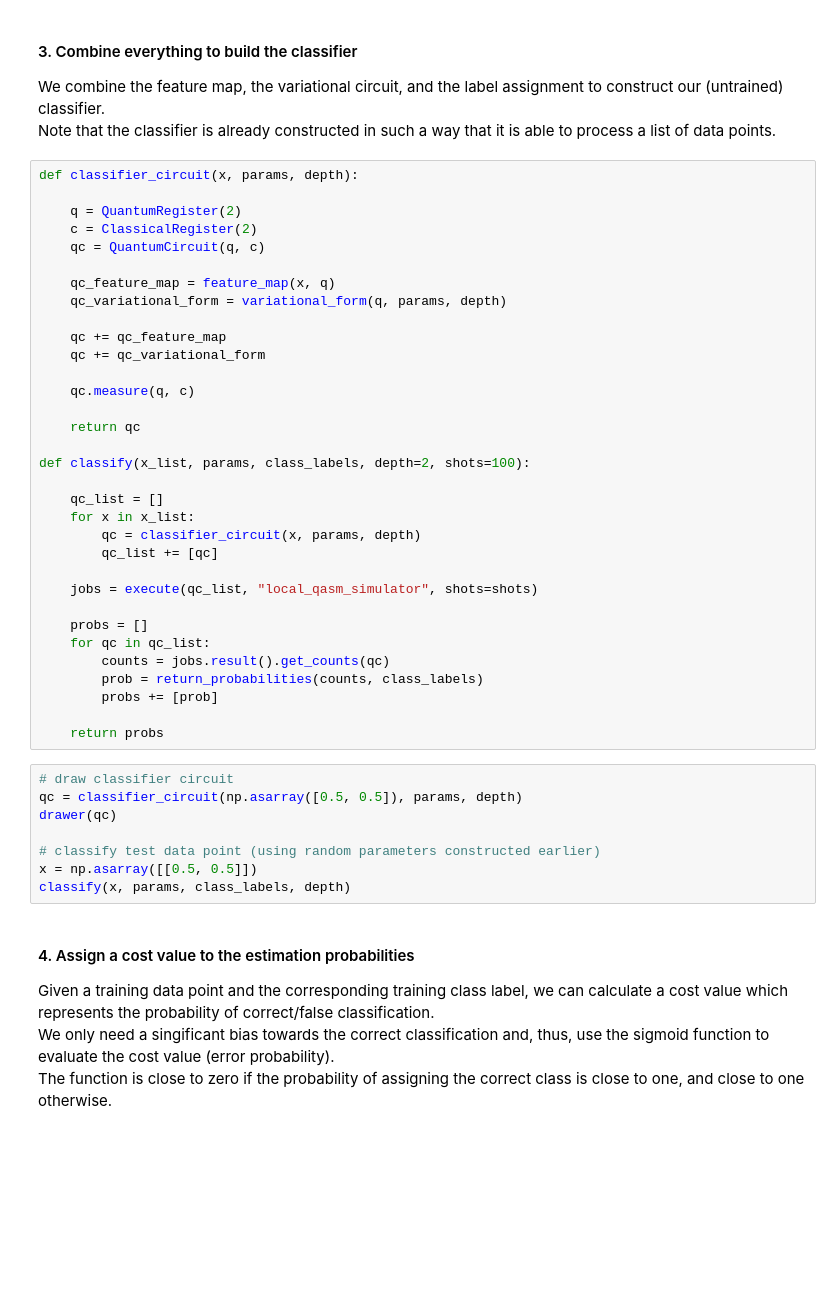
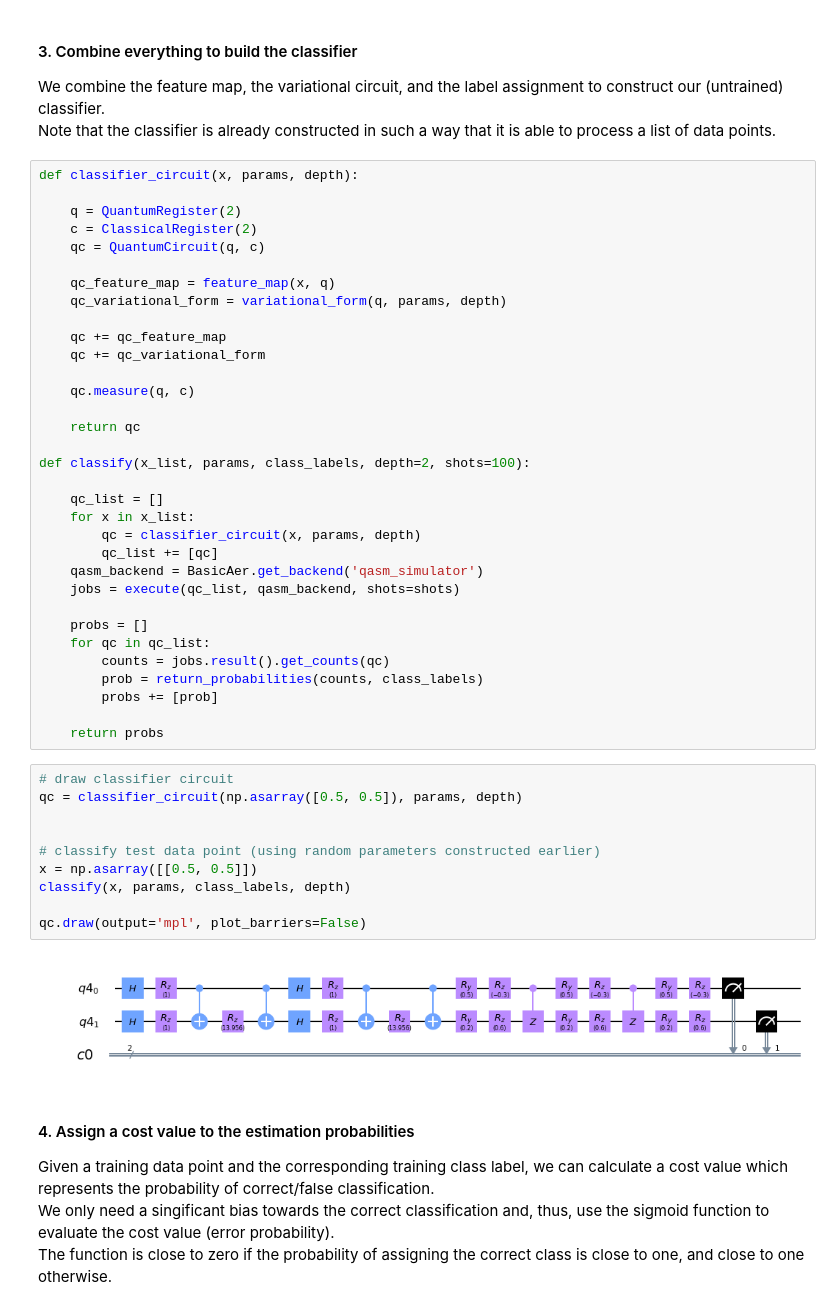
Before and after one commit to stefan-woerner/qiskit_tutorial, a Jupyter notebook: quantum_variational_classifier.ipynb, the cells around one changed output. Saved outputs shown, nothing was run; the diff lists cells and outputs as text; blank space fills up the shorter version.

```diff
--- a/quantum_variational_classifier.ipynb
+++ b/quantum_variational_classifier.ipynb
@@ -233,8 +244,8 @@ def classify(x_list, params, class_labels, depth=2, shots=100):
     for x in x_list:
         qc = classifier_circuit(x, params, depth)
         qc_list += [qc]
-
-    jobs = execute(qc_list, "local_qasm_simulator", shots=shots)
+    qasm_backend = BasicAer.get_backend('qasm_simulator')
+    jobs = execute(qc_list, qasm_backend, shots=shots)
 
     probs = []
     for qc in qc_list:
@@ -246,11 +257,15 @@ def classify(x_list, params, class_labels, depth=2, shots=100):
 # %%
 # draw classifier circuit
 qc = classifier_circuit(np.asarray([0.5, 0.5]), params, depth)
-drawer(qc)
+
 
 # classify test data point (using random parameters constructed earlier)
 x = np.asarray([[0.5, 0.5]])
 classify(x, params, class_labels, depth)
+
+qc.draw(output='mpl', plot_barriers=False)
+# %% [output]
+[figure, added]
 # %% [markdown]
 #### 4. Assign a cost value to the estimation probabilities
 Given a training data point and the corresponding training class label, we can calculate a cost value which represents the probability of correct/false classification.
```
Also changed, not shown: parts of 13 cells of this notebook, 5 other files.
